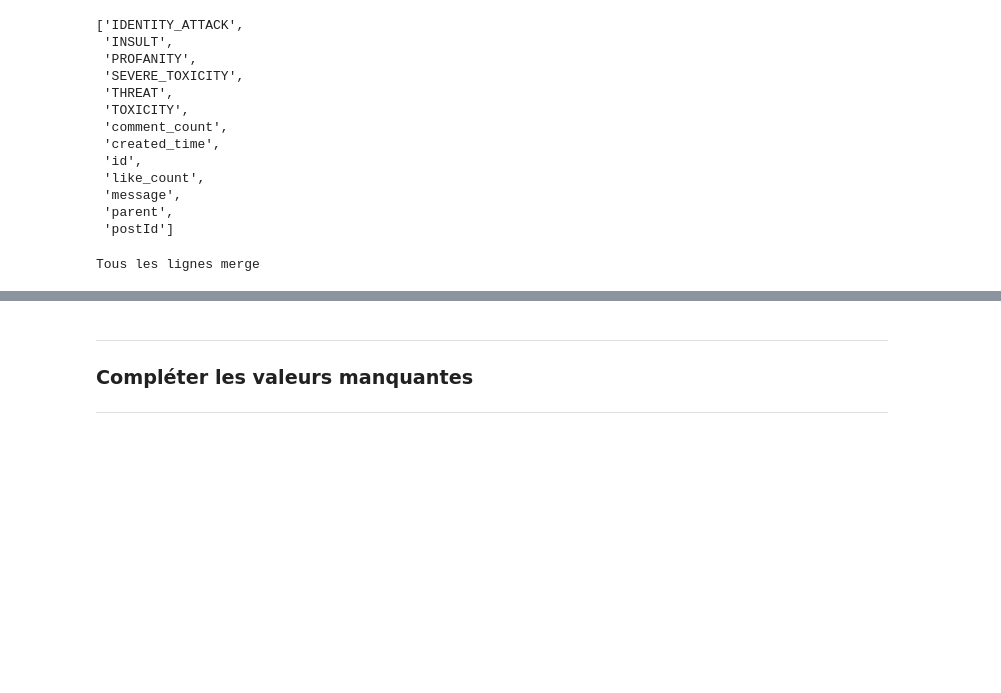
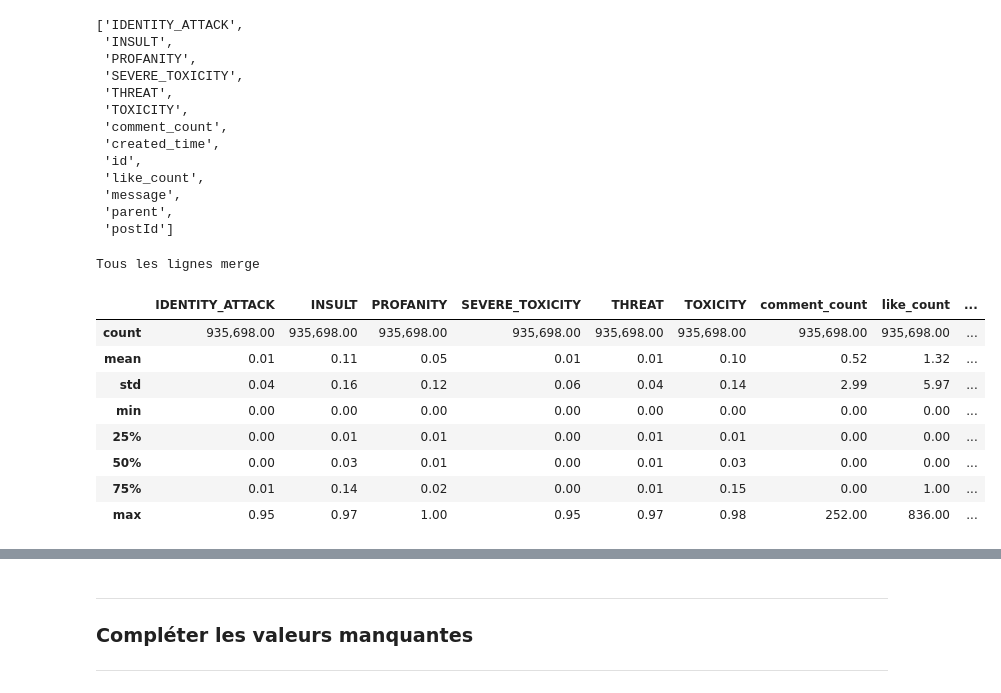
Before and after one commit to caseguin/GLO-7027, a Jupyter notebook: charles_workspace/charles_cleaning.ipynb, the cells around one changed output, grey strips where cells are left out. Cells and saved outputs as stored; diff of their text form; code cells hidden in the pictures; blank space fills up the shorter version.

```diff
--- a/charles_workspace/charles_cleaning.ipynb
+++ b/charles_workspace/charles_cleaning.ipynb
@@ -92,6 +124,18 @@ else :
 df_merge = df_merge.drop(columns='_merge')
 # %% [output]
 Tous les lignes merge
+# %%
+df_merge.describe().applymap('{:,.2f}'.format)
+# %% [output]
+|  | IDENTITY_ATTACK | INSULT | PROFANITY | SEVERE_TOXICITY | THREAT | TOXICITY | comment_count | like_count | ... |
+| count | 935,698.00 | 935,698.00 | 935,698.00 | 935,698.00 | 935,698.00 | 935,698.00 | 935,698.00 | 935,698.00 | ... |
+| mean | 0.01 | 0.11 | 0.05 | 0.01 | 0.01 | 0.10 | 0.52 | 1.32 | ... |
+| std | 0.04 | 0.16 | 0.12 | 0.06 | 0.04 | 0.14 | 2.99 | 5.97 | ... |
+| min | 0.00 | 0.00 | 0.00 | 0.00 | 0.00 | 0.00 | 0.00 | 0.00 | ... |
+| 25% | 0.00 | 0.01 | 0.01 | 0.00 | 0.01 | 0.01 | 0.00 | 0.00 | ... |
+| 50% | 0.00 | 0.03 | 0.01 | 0.00 | 0.01 | 0.03 | 0.00 | 0.00 | ... |
+| 75% | 0.01 | 0.14 | 0.02 | 0.00 | 0.01 | 0.15 | 0.00 | 1.00 | ... |
+| max | 0.95 | 0.97 | 1.00 | 0.95 | 0.97 | 0.98 | 252.00 | 836.00 | ... |
 # %%
 # Attention au Nan
 df_merge.to_hdf(cwd + '\\dataframe\\' + 'df_merge.h5', key='s')
```
Also changed, not shown: parts of 17 cells of this notebook, 1 other file.
